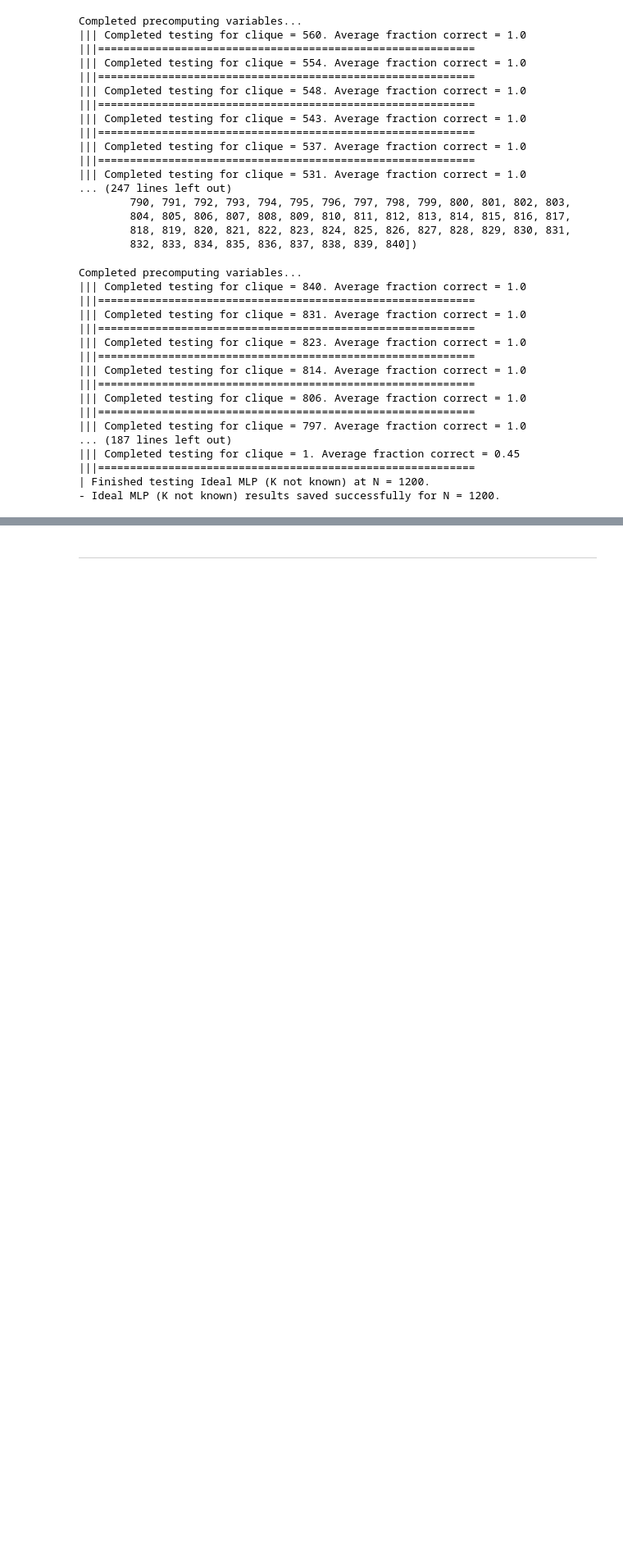
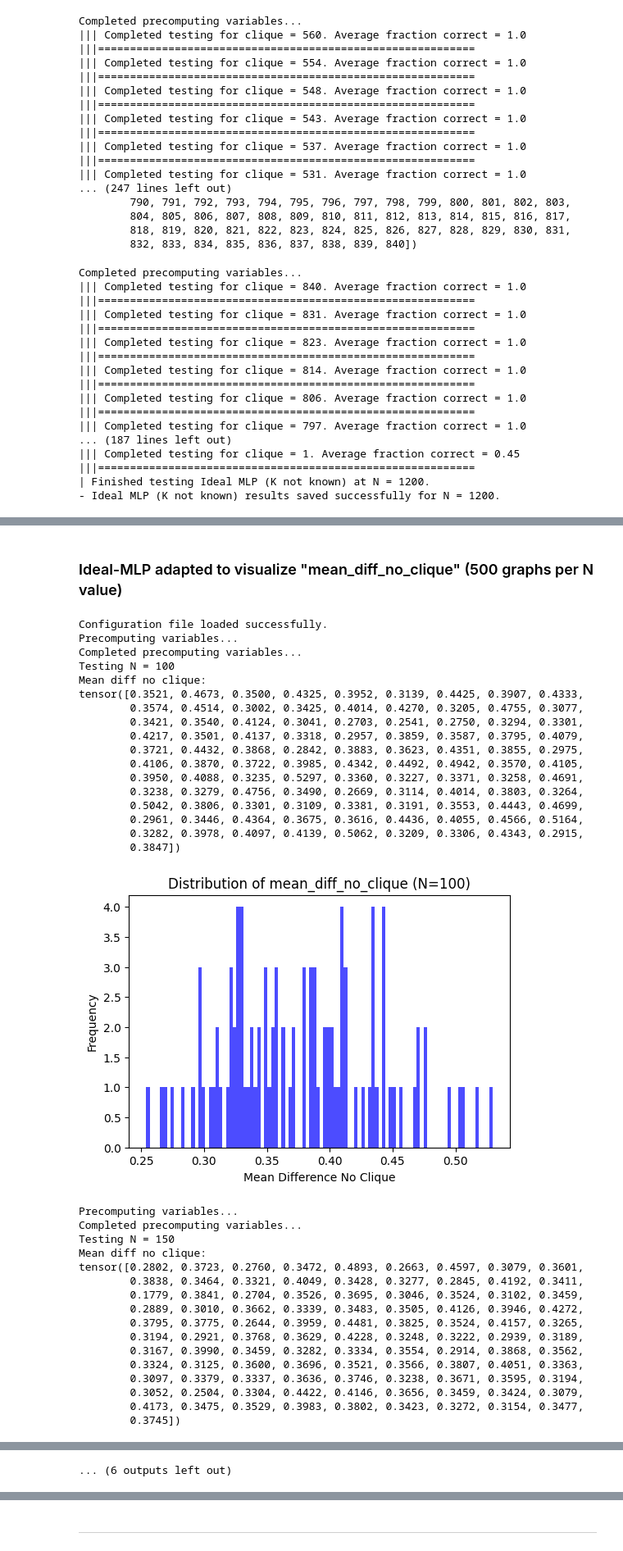
Before and after one commit to danieletirinnanzi/HUPLACLIP-NNs, a Jupyter notebook: scripts/Ideal-MLP_performance/Ideal-MLP_performance.ipynb, the cells around one changed output, grey strips where cells are left out. Shown at 82% size. Drawn from its saved outputs; the diff is of its cells as text; code cells hidden in the pictures; blank space fills up the shorter version.

```diff
--- a/scripts/Ideal-MLP_performance/Ideal-MLP_performance.ipynb
+++ b/scripts/Ideal-MLP_performance/Ideal-MLP_performance.ipynb
@@ -689,0 +701,2 @@ Completed precomputing variables...
+# %% [markdown]
+### Ideal-MLP adapted to visualize "mean_diff_no_clique" (500 graphs per N value)
@@ -689,0 +779,51 @@ Completed precomputing variables...
+# %%
+# read configuration file:
+config = load_config(
+    os.path.join("Ideal-MLP_test_config.yml")
+)  # CHANGE THIS TO PERFORM DIFFERENT EXPERIMENTS
+
+N_graphs = 100
+
+# looping over the different graph sizes in the experiment:
+for graph_size in config["graph_size_values"]:
+    ideal_MLP = Ideal_MLP_k_unknown(graph_size)
+    print("Testing N =", graph_size)
+    clique_size_fraction = 0.2
+    graphs_without_clique = graphs_gen.generate_batch(N_graphs, graph_size, np.repeat([int(clique_size_fraction*graph_size)],N_graphs), "p_reduce", False, p_clique=0.000000000001)
+    labels = graphs_without_clique[1]
+    ideal_MLP(graphs_without_clique[0])
+# %% [output]
+Configuration file loaded successfully.
+Precomputing variables...
+Completed precomputing variables...
+Testing N = 100
+Mean diff no clique:
+tensor([0.3521, 0.4673, 0.3500, 0.4325, 0.3952, 0.3139, 0.4425, 0.3907, 0.4333,
+        0.3574, 0.4514, 0.3002, 0.3425, 0.4014, 0.4270, 0.3205, 0.4755, 0.3077,
+        0.3421, 0.3540, 0.4124, 0.3041, 0.2703, 0.2541, 0.2750, 0.3294, 0.3301,
+        0.4217, 0.3501, 0.4137, 0.3318, 0.2957, 0.3859, 0.3587, 0.3795, 0.4079,
+        0.3721, 0.4432, 0.3868, 0.2842, 0.3883, 0.3623, 0.4351, 0.3855, 0.2975,
+        0.4106, 0.3870, 0.3722, 0.3985, 0.4342, 0.4492, 0.4942, 0.3570, 0.4105,
+        0.3950, 0.4088, 0.3235, 0.5297, 0.3360, 0.3227, 0.3371, 0.3258, 0.4691,
+        0.3238, 0.3279, 0.4756, 0.3490, 0.2669, 0.3114, 0.4014, 0.3803, 0.3264,
+        0.5042, 0.3806, 0.3301, 0.3109, 0.3381, 0.3191, 0.3553, 0.4443, 0.4699,
+        0.2961, 0.3446, 0.4364, 0.3675, 0.3616, 0.4436, 0.4055, 0.4566, 0.5164,
+        0.3282, 0.3978, 0.4097, 0.4139, 0.5062, 0.3209, 0.3306, 0.4343, 0.2915,
+        0.3847])
+[figure, added]
+Precomputing variables...
+Completed precomputing variables...
+Testing N = 150
+Mean diff no clique:
+tensor([0.2802, 0.3723, 0.2760, 0.3472, 0.4893, 0.2663, 0.4597, 0.3079, 0.3601,
+        0.3838, 0.3464, 0.3321, 0.4049, 0.3428, 0.3277, 0.2845, 0.4192, 0.3411,
+        0.1779, 0.3841, 0.2704, 0.3526, 0.3695, 0.3046, 0.3524, 0.3102, 0.3459,
+        0.2889, 0.3010, 0.3662, 0.3339, 0.3483, 0.3505, 0.4126, 0.3946, 0.4272,
+        0.3795, 0.3775, 0.2644, 0.3959, 0.4481, 0.3825, 0.3524, 0.4157, 0.3265,
+        0.3194, 0.2921, 0.3768, 0.3629, 0.4228, 0.3248, 0.3222, 0.2939, 0.3189,
+        0.3167, 0.3990, 0.3459, 0.3282, 0.3334, 0.3554, 0.2914, 0.3868, 0.3562,
+        0.3324, 0.3125, 0.3600, 0.3696, 0.3521, 0.3566, 0.3807, 0.4051, 0.3363,
+        0.3097, 0.3379, 0.3337, 0.3636, 0.3746, 0.3238, 0.3671, 0.3595, 0.3194,
+        0.3052, 0.2504, 0.3304, 0.4422, 0.4146, 0.3656, 0.3459, 0.3424, 0.3079,
+        0.4173, 0.3475, 0.3529, 0.3983, 0.3802, 0.3423, 0.3272, 0.3154, 0.3477,
+        0.3745])
@@ -689,0 +899 @@ Completed precomputing variables...
+... (6 outputs left out)
```
Also changed, not shown: parts of 12 cells of this notebook.
